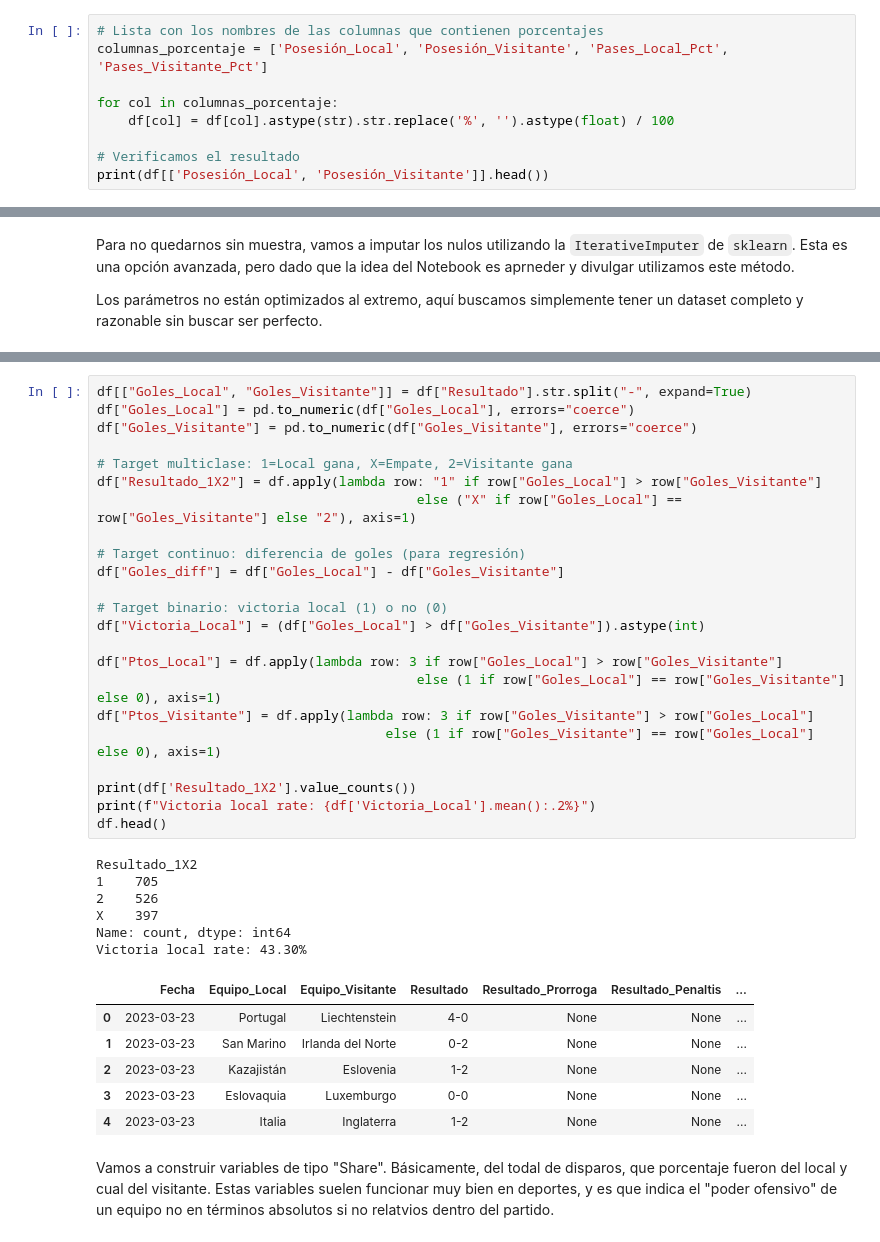
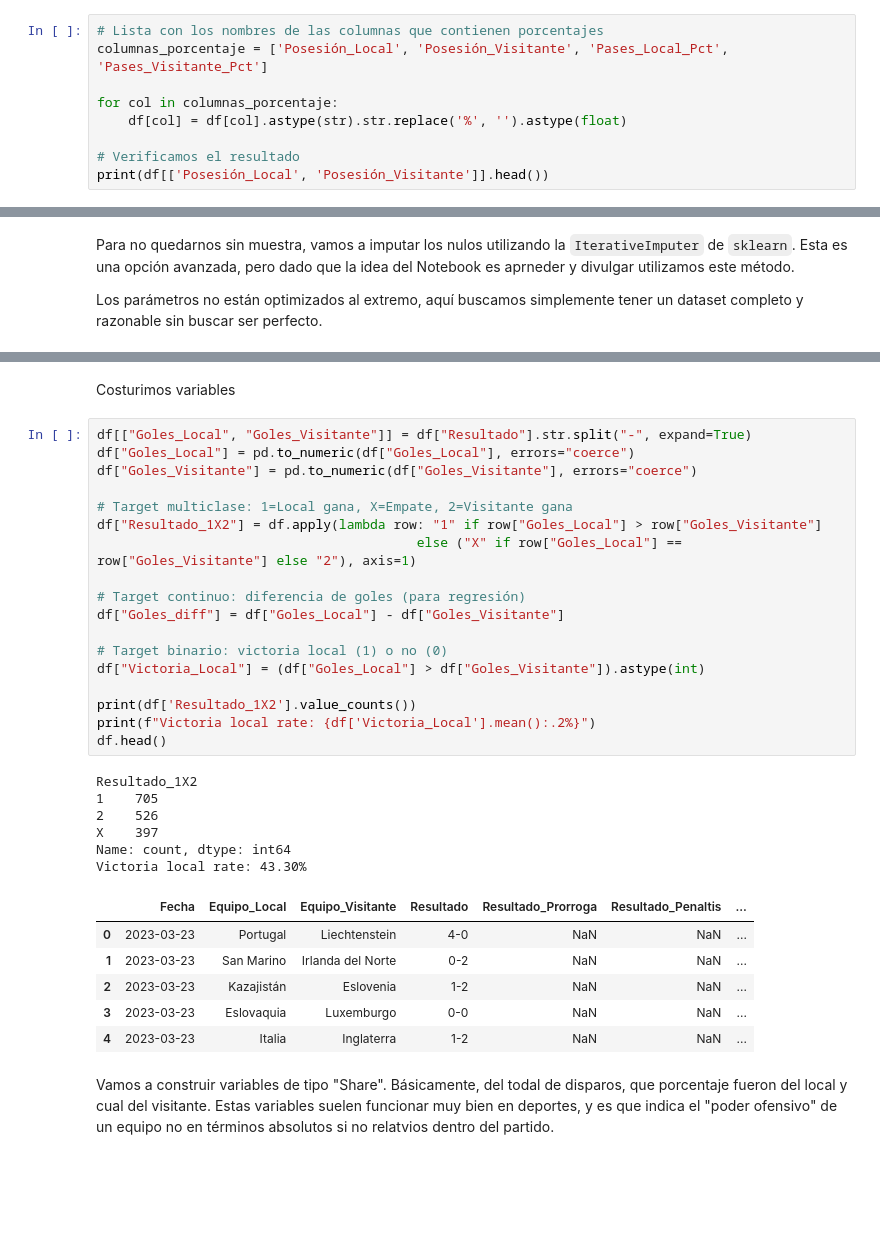
Before and after one commit to dondarjl/Football-scrapping-project, a Jupyter notebook: Data Cleaning.ipynb, the cells around one changed output, grey strips where cells are left out. Cells and saved outputs as stored; diff of their text form; blank space fills up the shorter version.

```diff
--- a/Data Cleaning.ipynb
+++ b/Data Cleaning.ipynb
@@ -604,7 +616,7 @@ df = df.drop(columns=columnas_combinadas) # Descomenta esto si quieres borrar la
 columnas_porcentaje = ['Posesión_Local', 'Posesión_Visitante', 'Pases_Local_Pct', 'Pases_Visitante_Pct']
 
 for col in columnas_porcentaje:
-    df[col] = df[col].astype(str).str.replace('%', '').astype(float) / 100
+    df[col] = df[col].astype(str).str.replace('%', '').astype(float)
 
 # Verificamos el resultado
 print(df[['Posesión_Local', 'Posesión_Visitante']].head())
@@ -757,39 +758,36 @@ A partir de todas las variables que tenemos en nuestro dataset, vamos a construi
+# %% [markdown]
+Costurimos variables
 # %%
 df[["Goles_Local", "Goles_Visitante"]] = df["Resultado"].str.split("-", expand=True)
 df["Goles_Local"] = pd.to_numeric(df["Goles_Local"], errors="coerce")
 df["Goles_Visitante"] = pd.to_numeric(df["Goles_Visitante"], errors="coerce")
 
 # Target multiclase: 1=Local gana, X=Empate, 2=Visitante gana
 df["Resultado_1X2"] = df.apply(lambda row: "1" if row["Goles_Local"] > row["Goles_Visitante"]
                                          else ("X" if row["Goles_Local"] == row["Goles_Visitante"] else "2"), axis=1)
 
 # Target continuo: diferencia de goles (para regresión)
 df["Goles_diff"] = df["Goles_Local"] - df["Goles_Visitante"]
 
 # Target binario: victoria local (1) o no (0)
 df["Victoria_Local"] = (df["Goles_Local"] > df["Goles_Visitante"]).astype(int)
 
-df["Ptos_Local"] = df.apply(lambda row: 3 if row["Goles_Local"] > row["Goles_Visitante"]
-                                         else (1 if row["Goles_Local"] == row["Goles_Visitante"] else 0), axis=1)
-df["Ptos_Visitante"] = df.apply(lambda row: 3 if row["Goles_Visitante"] > row["Goles_Local"]
-                                     else (1 if row["Goles_Visitante"] == row["Goles_Local"] else 0), axis=1)
-
 print(df['Resultado_1X2'].value_counts())
 print(f"Victoria local rate: {df['Victoria_Local'].mean():.2%}")
 df.head()
 # %% [output]
 Resultado_1X2
 1    705
 2    526
 X    397
 Name: count, dtype: int64
 Victoria local rate: 43.30%
 |  | Fecha | Equipo_Local | Equipo_Visitante | Resultado | Resultado_Prorroga | Resultado_Penaltis | ... |
-| 0 | 2023-03-23 | Portugal | Liechtenstein | 4-0 | None | None | ... |
-| 1 | 2023-03-23 | San Marino | Irlanda del Norte | 0-2 | None | None | ... |
-| 2 | 2023-03-23 | Kazajistán | Eslovenia | 1-2 | None | None | ... |
-| 3 | 2023-03-23 | Eslovaquia | Luxemburgo | 0-0 | None | None | ... |
-| 4 | 2023-03-23 | Italia | Inglaterra | 1-2 | None | None | ... |
+| 0 | 2023-03-23 | Portugal | Liechtenstein | 4-0 | NaN | NaN | ... |
+| 1 | 2023-03-23 | San Marino | Irlanda del Norte | 0-2 | NaN | NaN | ... |
+| 2 | 2023-03-23 | Kazajistán | Eslovenia | 1-2 | NaN | NaN | ... |
+| 3 | 2023-03-23 | Eslovaquia | Luxemburgo | 0-0 | NaN | NaN | ... |
+| 4 | 2023-03-23 | Italia | Inglaterra | 1-2 | NaN | NaN | ... |
 # %% [markdown]
 Vamos a construir variables de tipo "Share". Básicamente, del todal de disparos, que porcentaje fueron del local y cual del visitante. Estas variables suelen funcionar muy bien en deportes, y es que indica el "poder ofensivo" de un equipo no en términos absolutos si no relatvios dentro del partido.
 # %%
```
Also changed, not shown: parts of 27 cells of this notebook.
